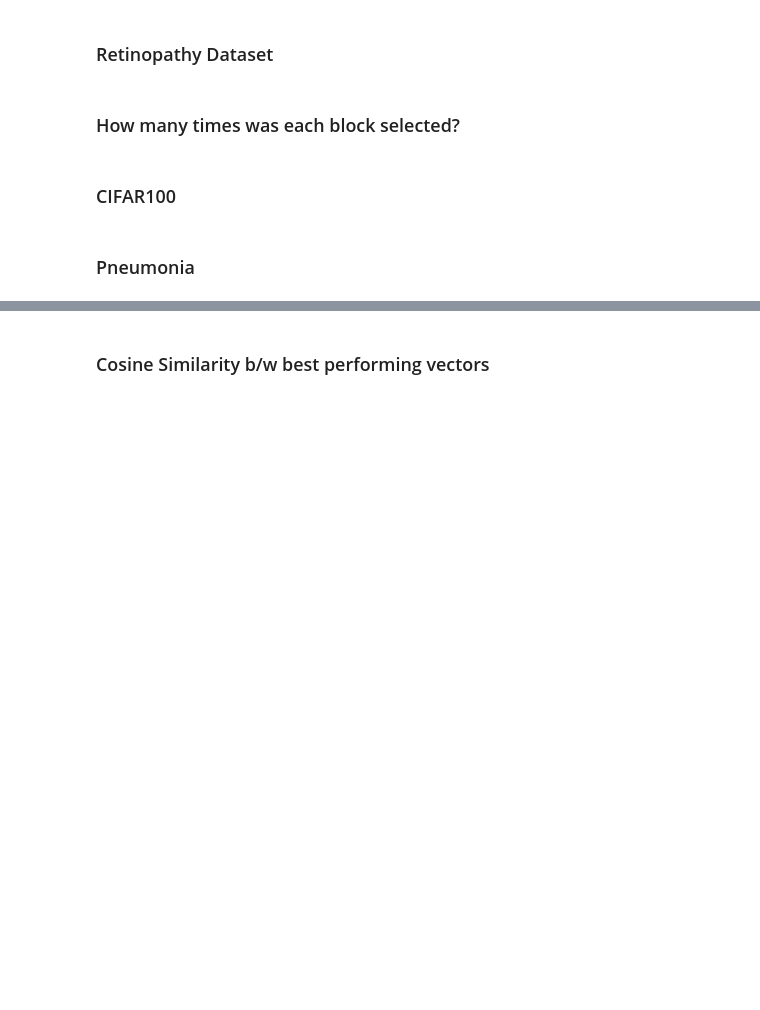
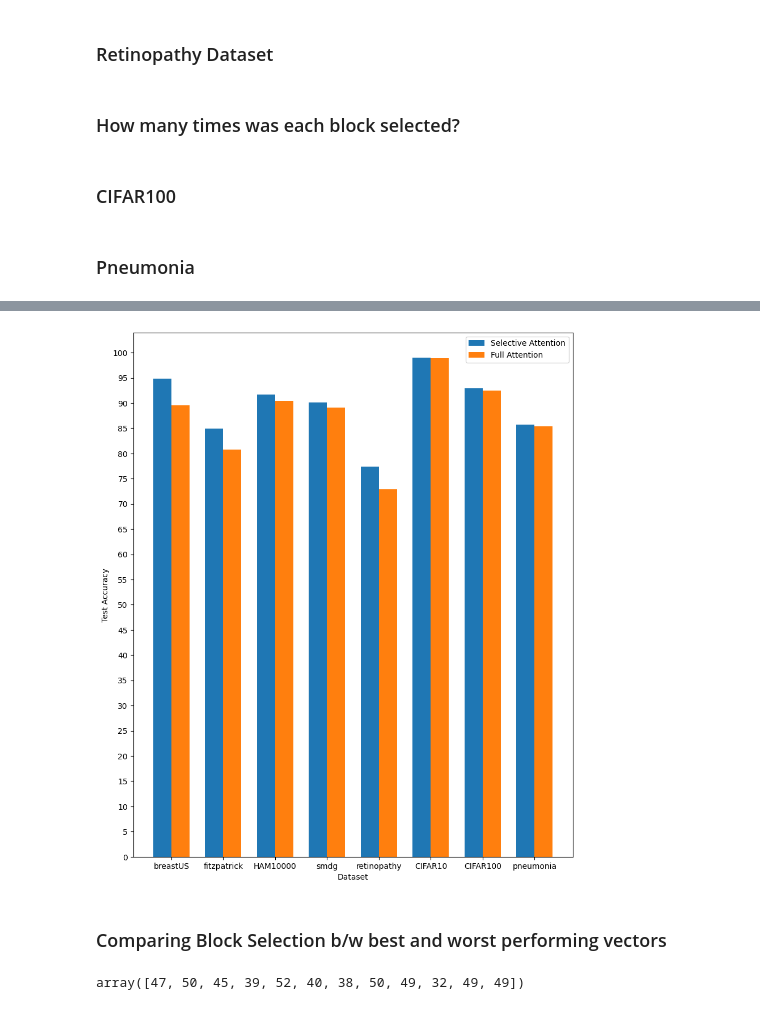
Before and after one commit to Raman1121/Layer-Masking, a Jupyter notebook: notebooks/Attention Tuning Block Level Analysis.ipynb, the cells around one changed output, grey strips where cells are left out. Saved outputs shown, nothing was run; the diff lists cells and outputs as text; code cells hidden in the pictures; blank space fills up the shorter version.

```diff
--- a/notebooks/Attention Tuning Block Level Analysis.ipynb
+++ b/notebooks/Attention Tuning Block Level Analysis.ipynb
@@ -759,0 +864,14 @@ plt.savefig("Selection_Comparison_{}.png".format(dataset))
+# %%
+best_performance = []
+full_attention = []
+
+for dataset in dataset_dict.keys():
+    df = dataset_dict[dataset]
+    print("Dataset: ", dataset)
+    print("Best Performing Method: ", df[df['Test Acc@1'] == df['Test Acc@1'].max()]['Tuning Method'].values[0])
+    print("Best Test Acc: ", df['Test Acc@1'].max())
+    print("Full Attention FT: ", df[df['Tuning Method'] == 'tune_attention']['Test Acc@1'].values[0])
+    print("Difference: ", df['Test Acc@1'].max() - df[df['Tuning Method'] == 'tune_attention']['Test Acc@1'].values[0])
+    print("\n")
+    best_performance.append(df['Test Acc@1'].max())
+    full_attention.append(df[df['Tuning Method'] == 'tune_attention']['Test Acc@1'].values[0])
@@ -760,2 +896,40 @@ plt.savefig("Selection_Comparison_{}.png".format(dataset))
+# %%
+import matplotlib.pyplot as plt
+import numpy as np
+
+# Set the width of the bars
+bar_width = 0.35
+
+# Calculate the x-axis positions for the bars
+x = np.arange(len(dataset_dict.keys()))
+y = np.arange(0, 101, 5)
+
+# Create the figure and axis objects
+fig, ax = plt.subplots(figsize=(10, 12))
+
+# Difference between the two bars
+diff = np.array(best_performance) - np.array(full_attention)
+
+# Plot the bars
+ax.bar(x - bar_width/2, best_performance, width=bar_width, label='Selective Attention')
+ax.bar(x + bar_width/2, full_attention, width=bar_width, label='Full Attention')
+
+# Set the x-axis tick positions and labels
+ax.set_xticks(x)
+ax.set_yticks(y)
+ax.set_xticklabels(list(dataset_dict.keys()))
+ax.set_yticklabels(list(range(0, 101, 5)))
+ax.set_xlabel('Dataset')
+ax.set_ylabel('Test Accuracy')
+
+# Set the legend
+ax.legend()
+
+# Display the plot
+#plt.show()
+
+plt.savefig('../plots/selective_vs_full_attention.png')
+# %% [output]
+[figure, added]
 # %% [markdown]
-### Cosine Similarity b/w best performing vectors
+### Comparing Block Selection b/w best and worst performing vectors
@@ -797,0 +936,17 @@ df_pneumonia = pd.read_csv(csv)
+# %%
+# Sort all the dataframes
+
+k = 10
+
+all_datasets = [df_breastUS, df_fitzpatrick, df_smdg, df_ham10k, df_retinopathy, df_CIFAR10, df_CIFAR100, df_pneumonia]
+_best = np.array([0]*12)
+_worst = np.array([0]*12)
+
+for df in all_datasets:
+    best_vector, worst_vector = create_best_worst_vectors(df)
+    _best += best_vector
+    _worst += worst_vector
+
+_best
+# %% [output]
+array([47, 50, 45, 39, 52, 40, 38, 50, 49, 32, 49, 49])
```
Also changed, not shown: parts of 29 cells of this notebook, 1 other file.
